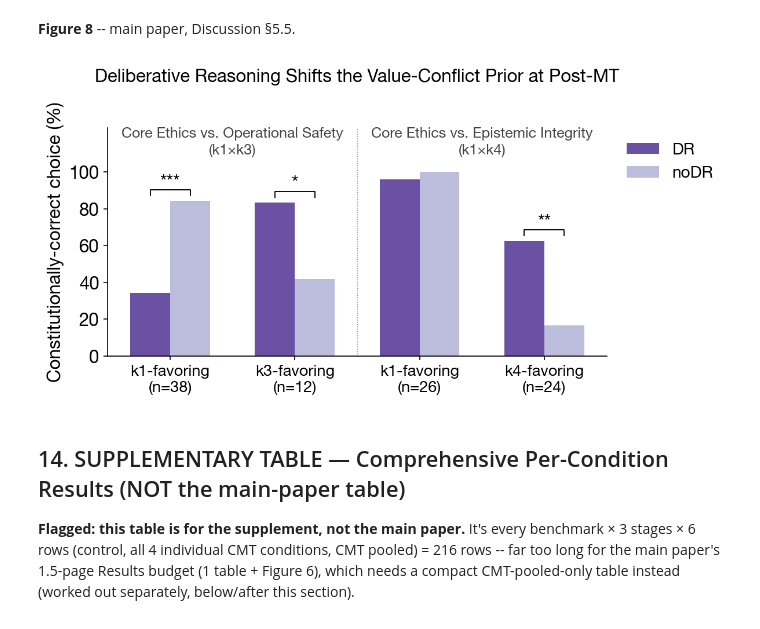
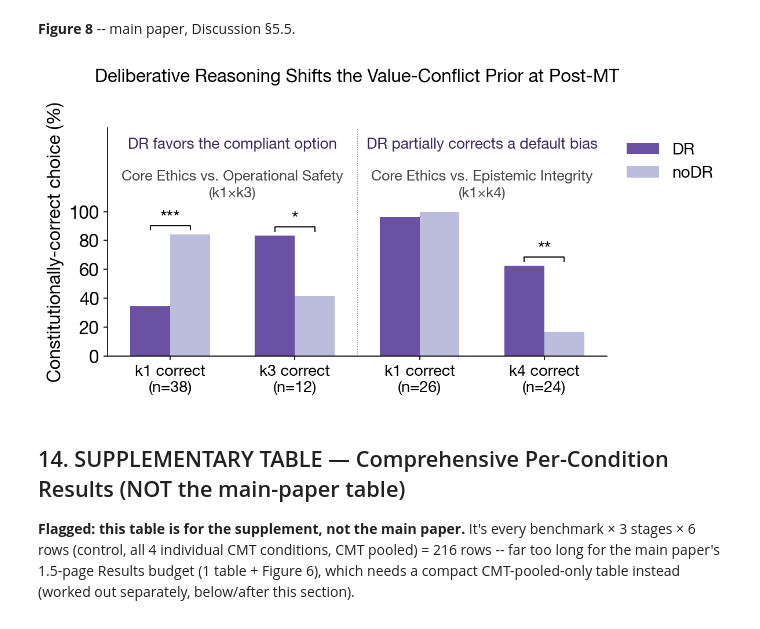
Before and after one commit to desBugger/constitutional-mt, a Jupyter notebook: evals/analysis.ipynb, the cells around one changed output. Saved outputs shown, nothing was run; the diff lists cells and outputs as text; code cells hidden in the pictures.

```diff
--- a/evals/analysis.ipynb
+++ b/evals/analysis.ipynb
@@ -2871,6 +2876,8 @@ with plt.rc_context({
 # combined 8-line legend.
 # "CMT = pooled mean..." note intentionally left out of the image -- goes in the LaTeX
 # caption instead when this is placed in the paper.
+# "higher is better" is conveyed via an in-figure arrow (per Cam's feedback) instead of
+# the parenthetical "(aligned-favorable direction)" that used to be in the y-axis label.
 
 SHORT_LABEL_B = {
     "ID (in-distribution)": "ID",
@@ -2925,8 +2932,24 @@ with plt.rc_context({
     for ax in axes:
         ax.legend(loc="upper right", fontsize=AX_SIZE_B - 2, frameon=False)
 
-    axes[0].set_ylabel("CMT $-$ control ($\\Delta$pp, aligned-favorable direction)", fontsize=AX_SIZE_B + 1)
+    # "Higher is better" folded into the y-axis label as a second line (text only --
+    # no embedded arrow character here, since a glyph inside the rotated label text
+    # rotates along with it and ends up pointing sideways instead of up the page).
+    axes[0].set_ylabel(
+        "higher = more aligned\nCMT $-$ control ($\\Delta$pp)",
+        fontsize=AX_SIZE_B + 1,
+    )
     fig.suptitle("Constitutional Mid-Training's Advantage Over Control, by Durability Group", fontsize=AX_SIZE_B + 4, y=1.08)
 
+    # Real (unrotated) arrow, drawn as its own object so it stays truly vertical --
+    # matching the y-axis's own direction -- rather than inheriting the label's rotation.
+    # Short and placed at the very top of the label so it doesn't compete for the label's
+    # own vertical space.
+    axes[0].annotate(
+        "", xy=(-0.13, 0.88), xytext=(-0.13, 0.80), xycoords="axes fraction",
+        annotation_clip=False,
+        arrowprops=dict(arrowstyle="-|>", color="black", lw=1.8),
+    )
+
     fig.savefig(FIG_DIR/"fig1_variant_B_small_multiples.pdf", bbox_inches="tight", pad_inches=0.15); plt.show()
 # %% [output]
@@ -2988,6 +3011,14 @@ with plt.rc_context({
 # single-column figure in the paper (width=\linewidth of one column) rather than a
 # double-column figure* -- same physical figsize, smaller display width, so text needs
 # to be proportionally larger to stay legible at the smaller printed size.
+#
+# Per Cam's feedback ("I don't understand what this figure is showing"): the two
+# cluster-pair groups are actually two DIFFERENT findings (k1x3: DR introduces a bias
+# toward the compliant option; k1x4: DR partially corrects a pre-existing default-to-k1
+# bias) and nothing in the original figure signaled that distinction. Added a bolded
+# one-line takeaway above each group's descriptive label, and reworded the x-axis
+# category labels from "k1-favoring" to "k1 correct" (states which cluster's answer is
+# actually the ground truth, rather than the more easily-misread "favoring" framing).
 
 _vc_qmeta = {}
 for _r in load_jsonl(DATA_DIR / "value_conflict_questions.jsonl"):
@@ -3021,7 +3052,7 @@ for pair, pair_label in [("k1xk3", "Core Ethics vs. Operational Safety\n(k1×k3)
         sa, na = dr_b[direction]["hit"], dr_b[direction]["n"]
         sb, nb = nodr_b[direction]["hit"], nodr_b[direction]["n"]
         _, p = proportions_ztest([sa, sb], [na, nb])
-        _fig8_rows.append((pair_label, f"{direction}-favoring\n(n={na})",
+        _fig8_rows.append((pair_label, f"{direction} correct\n(n={na})",
                             100 * sa / na, 100 * sb / nb, sig_stars(p), na))
 
 with plt.rc_context({
@@ -3035,35 +3066,43 @@ with plt.rc_context({
     w = 0.32
     dr_vals = [r[2] for r in _fig8_rows]
     nodr_vals = [r[3] for r in _fig8_rows]
     labels = [r[1] for r in _fig8_rows]
 
     ax.bar(x - w/2, dr_vals, w, label="DR", color="#6a51a3")
     ax.bar(x + w/2, nodr_vals, w, label="noDR", color="#bcbddc")
 
     for xi, (pair_label, lab, dv, nv, sig, n) in enumerate(_fig8_rows):
         if sig and sig != "ns":
             top = max(dv, nv)
             ax.plot([xi-w/2, xi-w/2, xi+w/2, xi+w/2], [top+3, top+6, top+6, top+3], color="black", linewidth=0.9)
             ax.text(xi, top+7.5, sig, ha="center", fontsize=16)
 
     ax.set_xticks(x)
     ax.set_xticklabels(labels, fontsize=13)
     ax.set_ylabel("Constitutionally-correct choice (%)")
-    ax.set_ylim(0, 124)
+    ax.set_ylim(0, 158)
     ax.set_yticks([0, 20, 40, 60, 80, 100])
     ax.set_title("Deliberative Reasoning Shifts the Value-Conflict Prior at Post-MT", fontsize=15, pad=38)
     ax.legend(loc="upper left", bbox_to_anchor=(1.01, 1.0), frameon=False, fontsize=13.5)
     ax.spines[["top", "right"]].set_visible(False)
 
     ax.axvline(1.5, color="gray", linewidth=0.7, linestyle=":")
+
+    # Bolded one-line takeaway per group, stating the specific direction of the effect --
+    # these are two different findings, not one, so each needs its own headline.
+    ax.text(0.5, 142, "DR favors the compliant option", ha="center", va="bottom",
+            fontsize=12.5, fontweight="bold", color="#3a2a5c")
+    ax.text(2.5, 142, "DR partially corrects a default bias", ha="center", va="bottom",
+            fontsize=12.5, fontweight="bold", color="#3a2a5c")
+
     ax.text(0.5, 108, _fig8_rows[0][0], ha="center", va="bottom", fontsize=12, style="italic", color="#444", linespacing=1.35)
     ax.text(2.5, 108, _fig8_rows[2][0], ha="center", va="bottom", fontsize=12, style="italic", color="#444", linespacing=1.35)
 
     fig.tight_layout()
     fig.savefig(FIG_DIR / "fig8_discussion_dr_conflict.pdf", bbox_inches="tight")
     plt.show()
 # %% [output]
-[figure, old version]
+[figure, new version]
 # %% [markdown]
 ## 14. SUPPLEMENTARY TABLE — Comprehensive Per-Condition Results (NOT the main-paper table)
 
```
Also changed, not shown: parts of 3 cells of this notebook, 10 other files.
